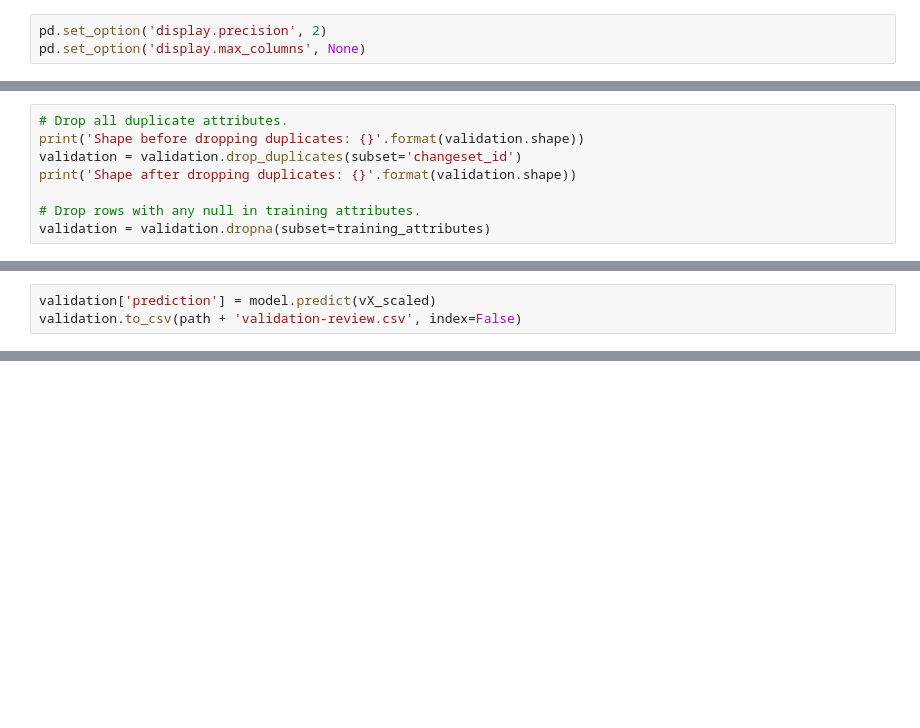
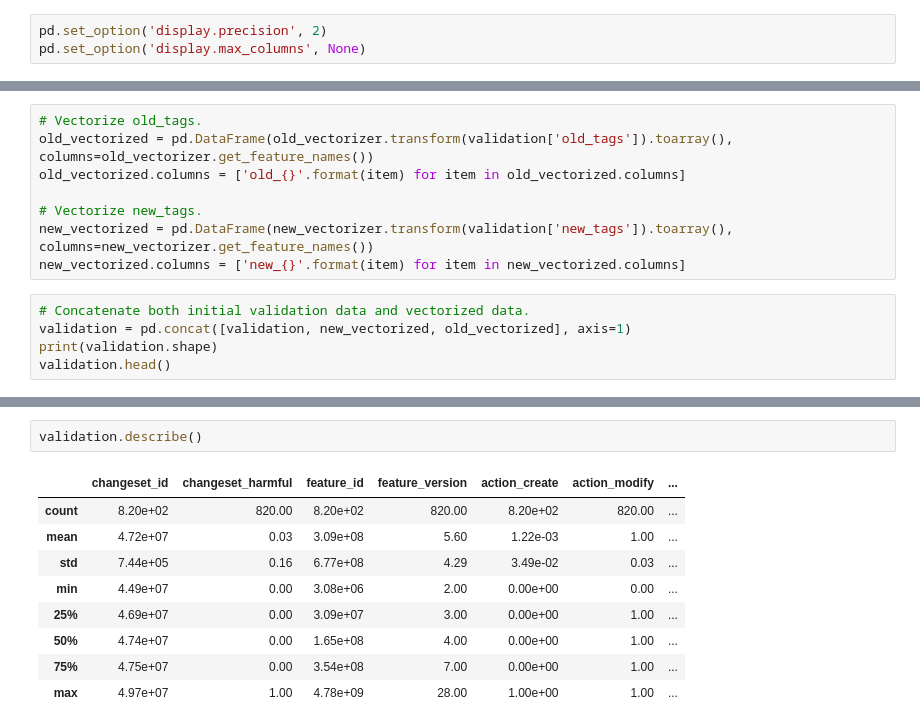
Before and after one commit to mapbox/gabbar, a Jupyter notebook: notebooks/highway_classifier.ipynb, the cells around one changed output, grey strips where cells are left out. Saved outputs shown, nothing was run; the diff lists cells and outputs as text; blank space fills up the shorter version.

```diff
--- a/notebooks/highway_classifier.ipynb
+++ b/notebooks/highway_classifier.ipynb
@@ -304,8 +224,0 @@ validation.head()
-# %%
-# Drop all duplicate attributes.
-print('Shape before dropping duplicates: {}'.format(validation.shape))
-validation = validation.drop_duplicates(subset='changeset_id')
-print('Shape after dropping duplicates: {}'.format(validation.shape))
-
-# Drop rows with any null in training attributes.
-validation = validation.dropna(subset=training_attributes)
@@ -330,3 +338,0 @@ vy_model = model.predict(vX_scaled)
-# %%
-validation['prediction'] = model.predict(vX_scaled)
-validation.to_csv(path + 'validation-review.csv', index=False)
@@ -393,0 +347,13 @@ testing['prediction'] = model.predict(tX_scaled)
+# %%
+# Vectorize old_tags.
+old_vectorized = pd.DataFrame(old_vectorizer.transform(validation['old_tags']).toarray(), columns=old_vectorizer.get_feature_names())
+old_vectorized.columns = ['old_{}'.format(item) for item in old_vectorized.columns]
+
+# Vectorize new_tags.
+new_vectorized = pd.DataFrame(new_vectorizer.transform(validation['new_tags']).toarray(), columns=new_vectorizer.get_feature_names())
+new_vectorized.columns = ['new_{}'.format(item) for item in new_vectorized.columns]
+# %%
+# Concatenate both initial validation data and vectorized data.
+validation = pd.concat([validation, new_vectorized, old_vectorized], axis=1)
+print(validation.shape)
+validation.head()
@@ -393,0 +368,12 @@ testing['prediction'] = model.predict(tX_scaled)
+# %%
+validation.describe()
+# %% [output]
+|  | changeset_id | changeset_harmful | feature_id | feature_version | action_create | action_modify | ... |
+| count | 8.20e+02 | 820.00 | 8.20e+02 | 820.00 | 8.20e+02 | 820.00 | ... |
+| mean | 4.72e+07 | 0.03 | 3.09e+08 | 5.60 | 1.22e-03 | 1.00 | ... |
+| std | 7.44e+05 | 0.16 | 6.77e+08 | 4.29 | 3.49e-02 | 0.03 | ... |
+| min | 4.49e+07 | 0.00 | 3.08e+06 | 2.00 | 0.00e+00 | 0.00 | ... |
+| 25% | 4.69e+07 | 0.00 | 3.09e+07 | 3.00 | 0.00e+00 | 1.00 | ... |
+| 50% | 4.74e+07 | 0.00 | 1.65e+08 | 4.00 | 0.00e+00 | 1.00 | ... |
+| 75% | 4.75e+07 | 0.00 | 3.54e+08 | 7.00 | 0.00e+00 | 1.00 | ... |
+| max | 4.97e+07 | 1.00 | 4.78e+09 | 28.00 | 1.00e+00 | 1.00 | ... |
```
Also changed, not shown: parts of 133 cells of this notebook.
